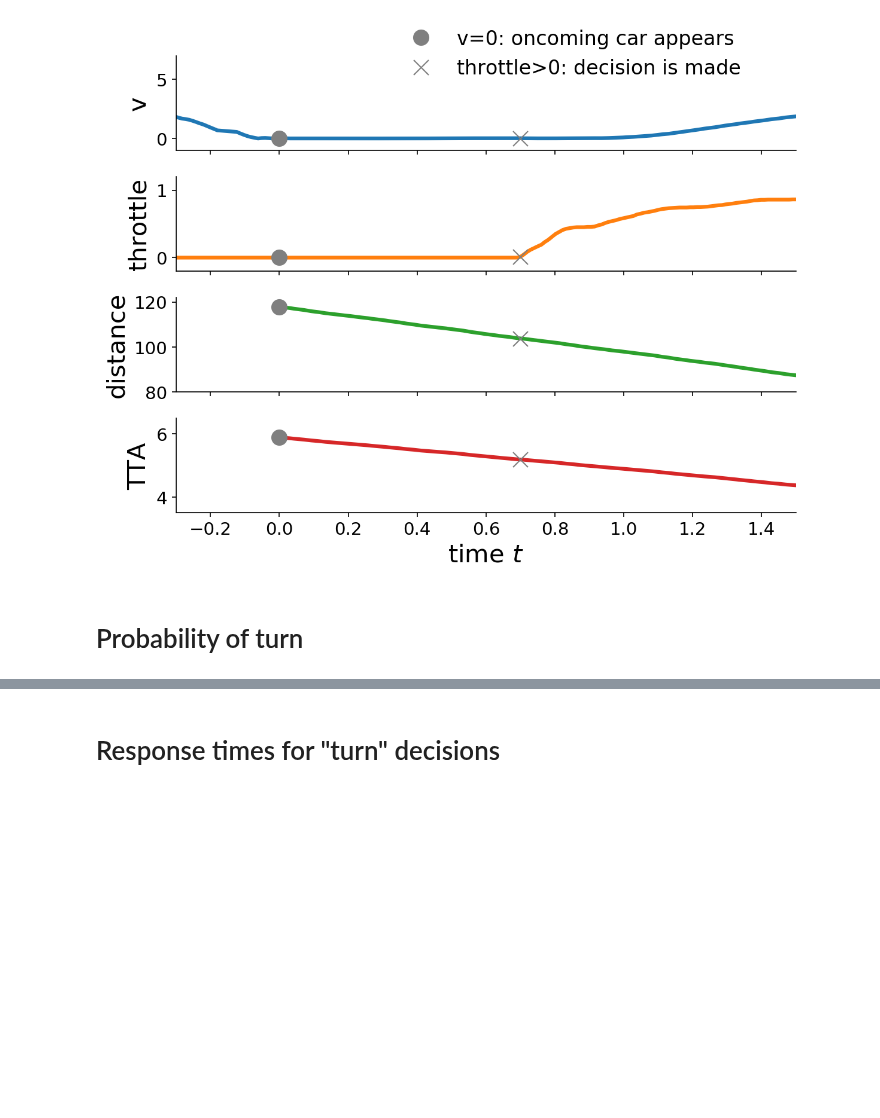
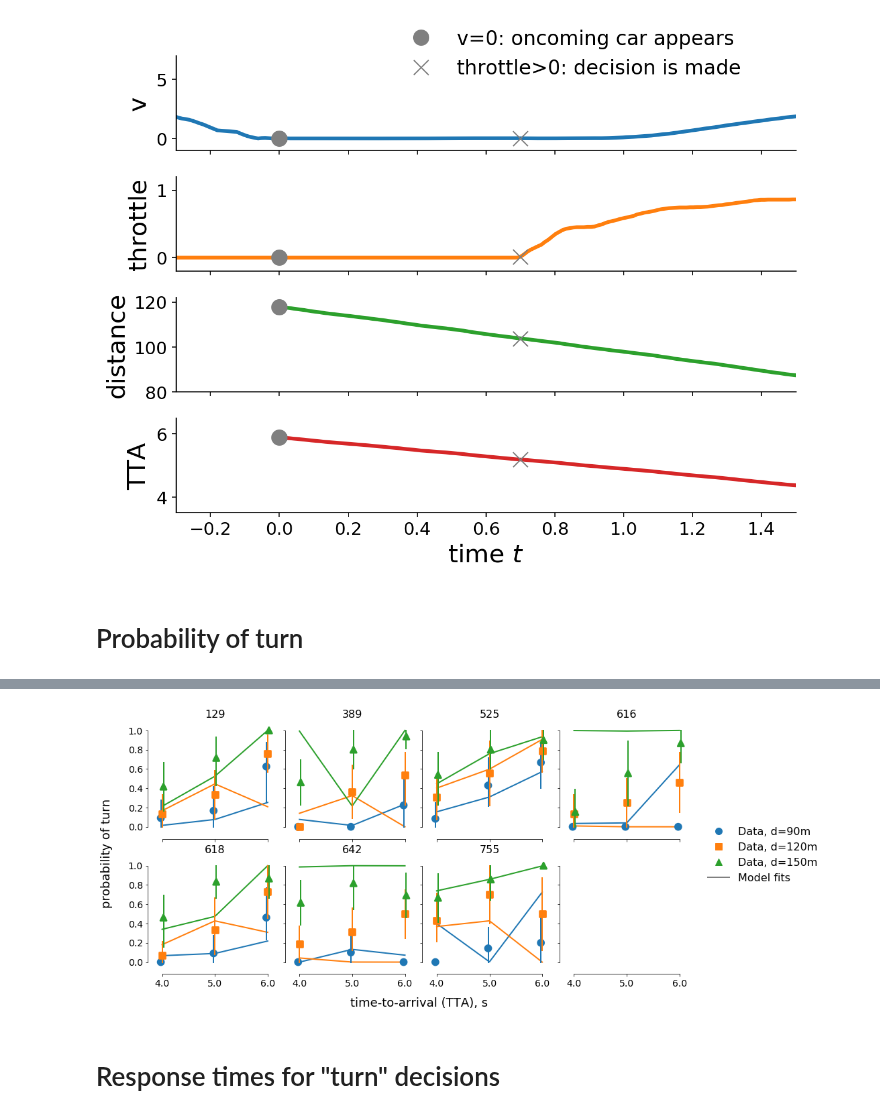
Before and after one commit to cherepaha/evidence_accumulation_in_gap_acceptance, a Jupyter notebook: data_and_model_analysis/paper_figures.ipynb, the cells around one changed output, grey strips where cells are left out. Drawn from its saved outputs; the diff is of its cells as text; code cells hidden in the pictures; blank space fills up the shorter version.

```diff
--- a/data_and_model_analysis/paper_figures.ipynb
+++ b/data_and_model_analysis/paper_figures.ipynb
@@ -179,2 +194,8 @@ plt.savefig('../output/p_turn.png', bbox_inches='tight')
+# %%
+model_measures_path = '../model_fit_results/gaussian_ndt/cross_validation_and_measures.csv'
+helper.plot_var_by_subject_v2(data=exp_data, model_measures_path=model_measures_path, var='is_turn_decision', ylabel='probability of turn');
+plt.savefig('../output/p_turn_gaussian_4_conditions.png', bbox_inches='tight')
+# %% [output]
+[figure, added]
 # %% [markdown]
 # Response times for "turn" decisions
```
Also changed, not shown: parts of 13 cells of this notebook, 8 other files.
